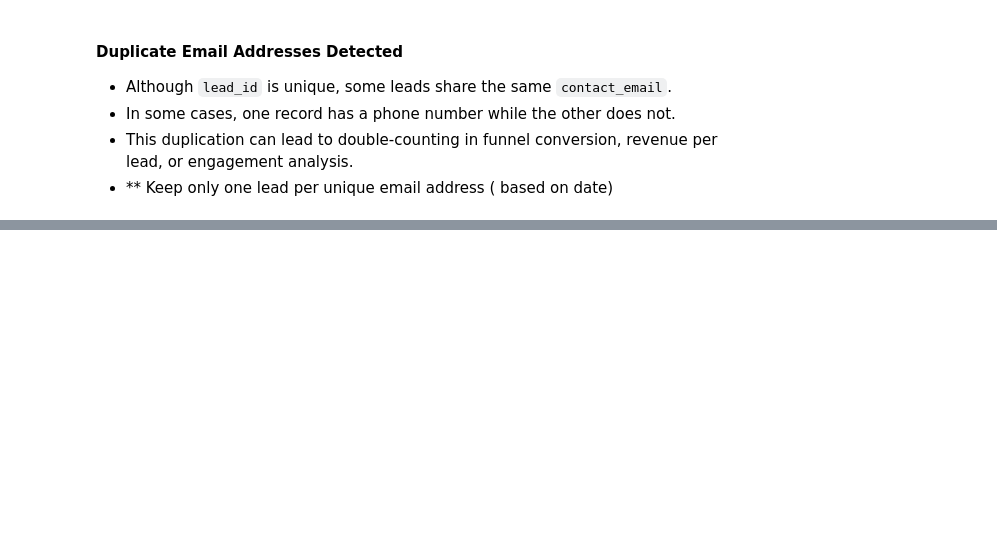
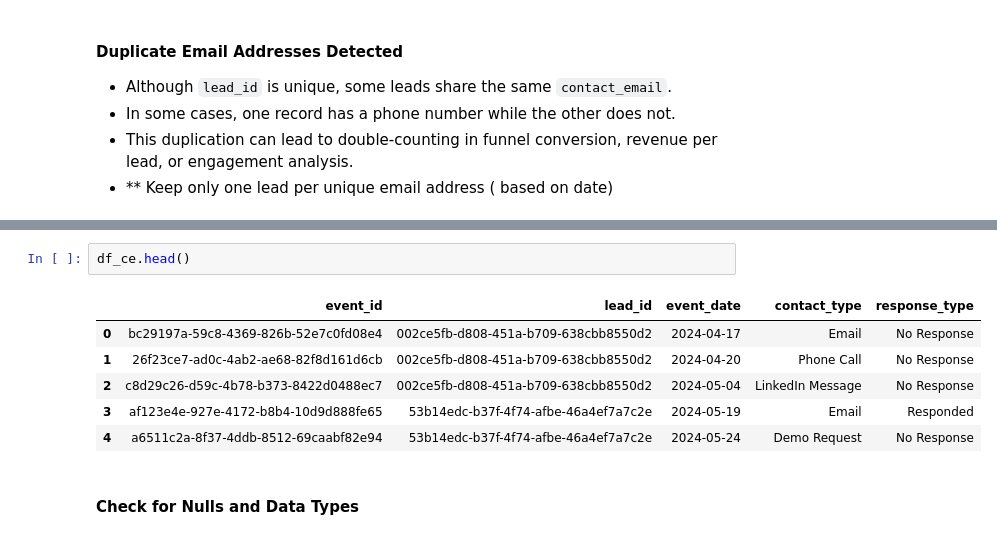
Before and after one commit to abs-hasan/ab-test-lead-conversion, a Jupyter notebook: data/Eda/data_quality_analysis.ipynb, the cells around one changed output, grey strips where cells are left out. Cells and saved outputs as stored; diff of their text form; blank space fills up the shorter version.

```diff
--- a/data/Eda/data_quality_analysis.ipynb
+++ b/data/Eda/data_quality_analysis.ipynb
@@ -842,0 +341,11 @@ if __name__ == "__main__":
+# %%
+df_ce.head()
+# %% [output]
+|  | event_id | lead_id | event_date | contact_type | response_type |
+| 0 | bc29197a-59c8-4369-826b-52e7c0fd08e4 | 002ce5fb-d808-451a-b709-638cbb8550d2 | 2024-04-17 | Email | No Response |
+| 1 | 26f23ce7-ad0c-4ab2-ae68-82f8d161d6cb | 002ce5fb-d808-451a-b709-638cbb8550d2 | 2024-04-20 | Phone Call | No Response |
+| 2 | c8d29c26-d59c-4b78-b373-8422d0488ec7 | 002ce5fb-d808-451a-b709-638cbb8550d2 | 2024-05-04 | LinkedIn Message | No Response |
+| 3 | af123e4e-927e-4172-b8b4-10d9d888fe65 | 53b14edc-b37f-4f74-afbe-46a4ef7a7c2e | 2024-05-19 | Email | Responded |
+| 4 | a6511c2a-8f37-4ddb-8512-69caabf82e94 | 53b14edc-b37f-4f74-afbe-46a4ef7a7c2e | 2024-05-24 | Demo Request | No Response |
+# %% [markdown]
+#### Check for Nulls and Data Types
```
Also changed, not shown: parts of 68 cells of this notebook.
